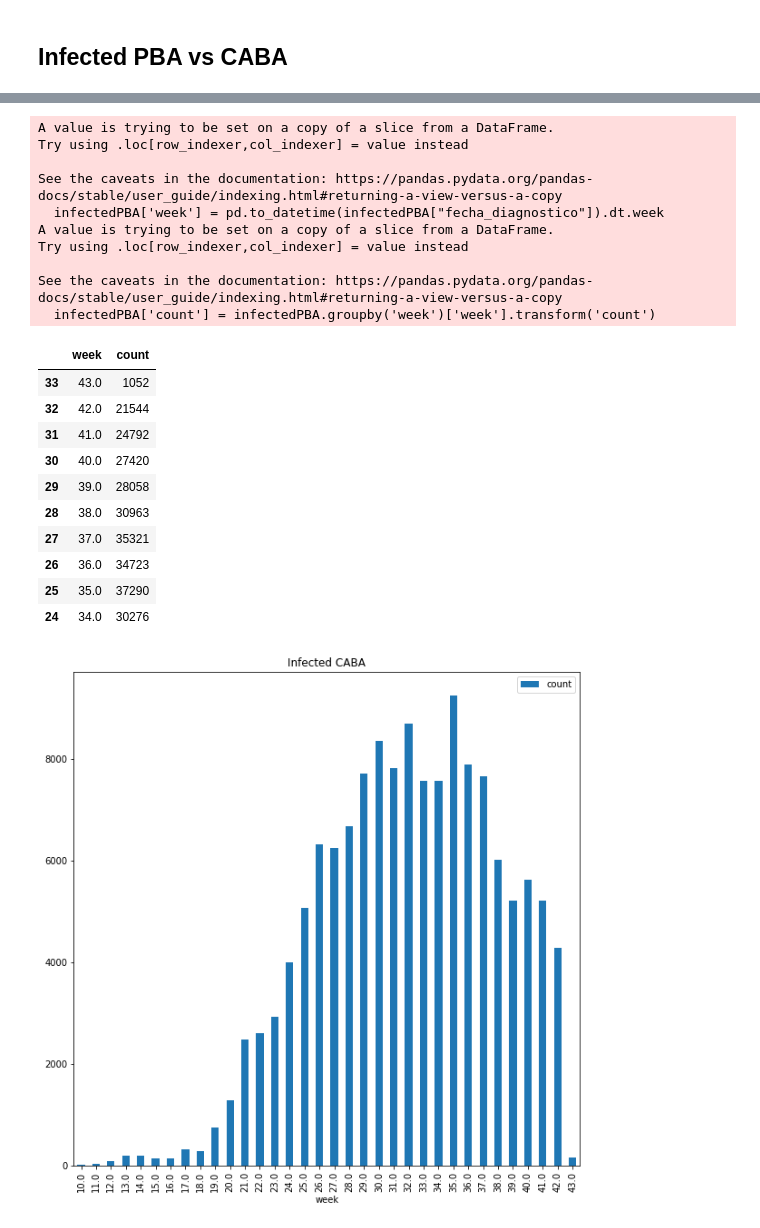
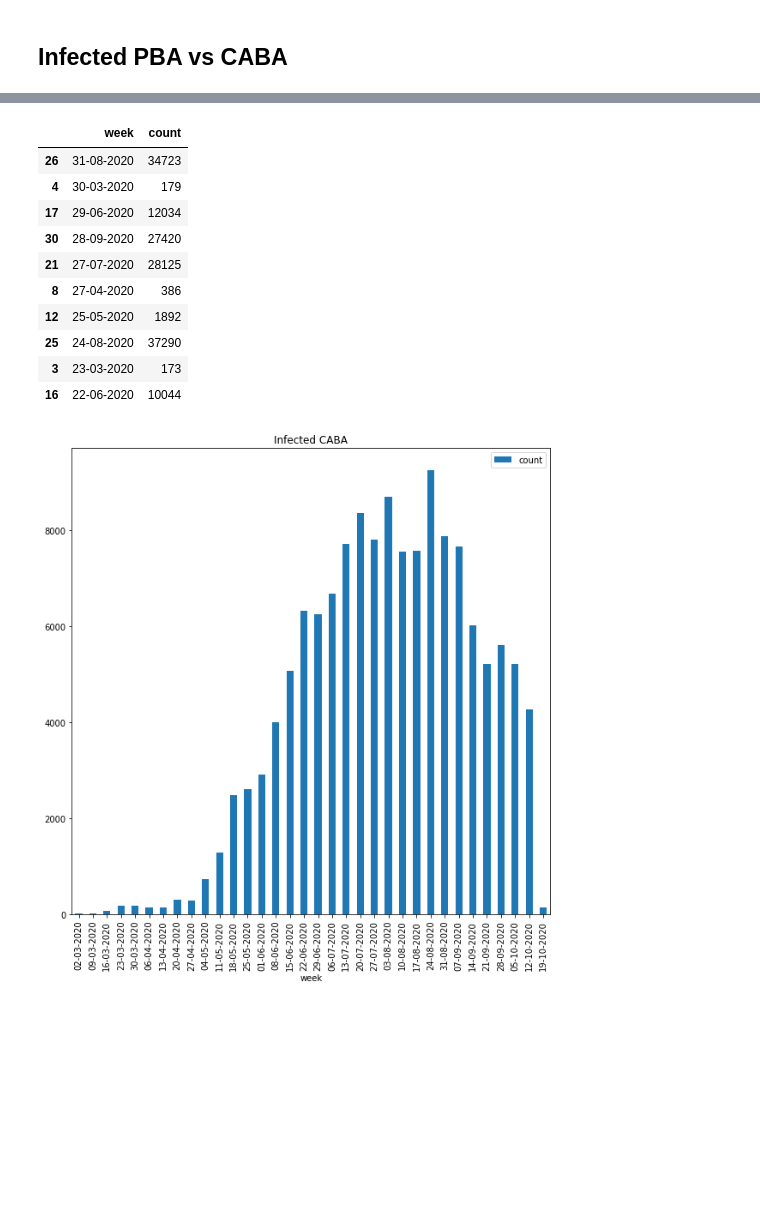
Before and after one commit to federicoarrua/covid_analysis_jupyter, a Jupyter notebook: covid/covid_notebook.ipynb, the cells around one changed output, grey strips where cells are left out. Cells and saved outputs as stored; diff of their text form; code cells hidden in the pictures; blank space fills up the shorter version.

```diff
--- a/covid/covid_notebook.ipynb
+++ b/covid/covid_notebook.ipynb
@@ -305,17 +271,21 @@ display(deathsPBA.sort_values('week', ascending=False).head(10))
 # %% [markdown]
 ## Infected PBA vs CABA
 # %%
-infectedCABA = covidConfirmedDF[covidConfirmedDF['residencia_provincia_nombre'] == 'CABA']
-infectedCABA['week'] = pd.to_datetime(infectedCABA["fecha_diagnostico"]).dt.week
+infectedCABA = covidConfirmedDF[covidConfirmedDF['residencia_provincia_nombre'] == 'CABA'].copy(deep=True)
+infectedCABA['infected_date'] = pd.to_datetime(infectedCABA["fecha_diagnostico"], format='%Y-%m-%d')
+infectedCABA['week'] = infectedCABA["infected_date"] - infectedCABA["infected_date"].dt.weekday * timedelta(days=1)
 infectedCABA['count'] = infectedCABA.groupby('week')['week'].transform('count')
 infectedCABA = infectedCABA[['week', 'count']].groupby('week').count().reset_index().sort_values('week', ascending=True)
+infectedCABA['week'] = infectedCABA['week'].map(lambda t: t.strftime('%d-%m-%Y'))
 infectedCABA.plot.bar(y='count', x='week', figsize=(10,10)).set_title("Infected CABA")
 display(infectedCABA.sort_values('week', ascending=False).head(10))
 
-infectedPBA = covidConfirmedDF[covidConfirmedDF['residencia_provincia_nombre'] == 'Buenos Aires']
-infectedPBA['week'] = pd.to_datetime(infectedPBA["fecha_diagnostico"]).dt.week
+infectedPBA = covidConfirmedDF[covidConfirmedDF['residencia_provincia_nombre'] == 'Buenos Aires'].copy(deep=True)
+infectedPBA['infected_date'] = pd.to_datetime(infectedPBA["fecha_diagnostico"], format='%Y-%m-%d')
+infectedPBA['week'] = infectedPBA["infected_date"] - infectedPBA["infected_date"].dt.weekday * timedelta(days=1)
 infectedPBA['count'] = infectedPBA.groupby('week')['week'].transform('count')
 infectedPBA = infectedPBA[['week', 'count']].groupby('week').count().reset_index().sort_values('week', ascending=True)
+infectedPBA['week'] = infectedPBA['week'].map(lambda t: t.strftime('%d-%m-%Y'))
 infectedPBA.plot.bar(y='count', x='week', figsize=(10,10)).set_title("Infected PBA")
 display(infectedPBA.sort_values('week', ascending=False).head(10))
 # %% [output]
@@ -343,22 +303,12 @@ See the caveats in the documentation: https://pandas.pydata.org/pandas-docs/stab
-A value is trying to be set on a copy of a slice from a DataFrame.
-Try using .loc[row_indexer,col_indexer] = value instead
-
-See the caveats in the documentation: https://pandas.pydata.org/pandas-docs/stable/user_guide/indexing.html#returning-a-view-versus-a-copy
-  infectedPBA['week'] = pd.to_datetime(infectedPBA["fecha_diagnostico"]).dt.week
-A value is trying to be set on a copy of a slice from a DataFrame.
-Try using .loc[row_indexer,col_indexer] = value instead
-
-See the caveats in the documentation: https://pandas.pydata.org/pandas-docs/stable/user_guide/indexing.html#returning-a-view-versus-a-copy
-  infectedPBA['count'] = infectedPBA.groupby('week')['week'].transform('count')
 |  | week | count |
-| 33 | 43.0 | 1052 |
-| 32 | 42.0 | 21544 |
-| 31 | 41.0 | 24792 |
-| 30 | 40.0 | 27420 |
-| 29 | 39.0 | 28058 |
-| 28 | 38.0 | 30963 |
-| 27 | 37.0 | 35321 |
-| 26 | 36.0 | 34723 |
-| 25 | 35.0 | 37290 |
-| 24 | 34.0 | 30276 |
+| 26 | 31-08-2020 | 34723 |
+| 4 | 30-03-2020 | 179 |
+| 17 | 29-06-2020 | 12034 |
+| 30 | 28-09-2020 | 27420 |
+| 21 | 27-07-2020 | 28125 |
+| 8 | 27-04-2020 | 386 |
+| 12 | 25-05-2020 | 1892 |
+| 25 | 24-08-2020 | 37290 |
+| 3 | 23-03-2020 | 173 |
+| 16 | 22-06-2020 | 10044 |
-[figure, old version]
+[figure, new version]
```
Also changed, not shown: parts of 5 cells of this notebook.
